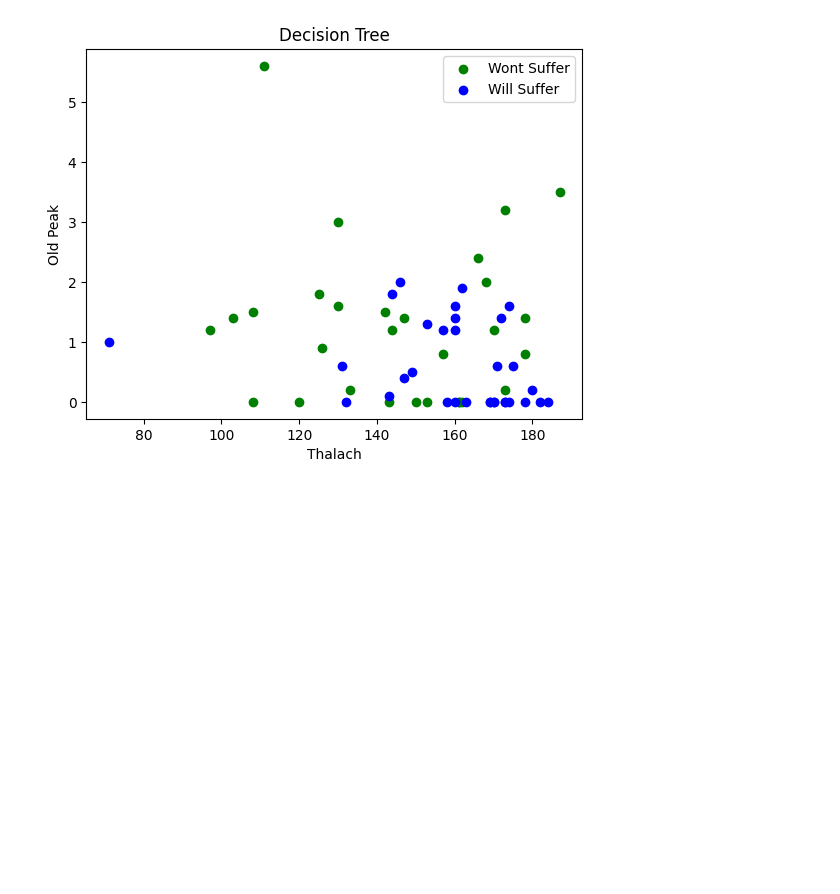
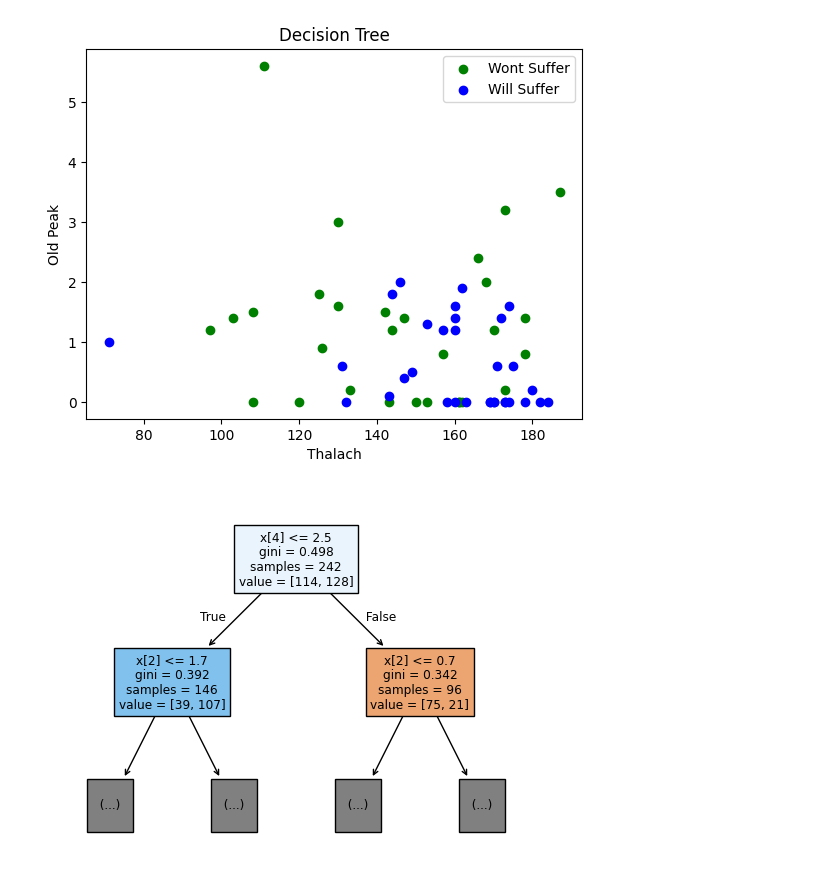
Before and after one commit to sakshikarule/IOT, a Jupyter notebook: Python/Day13/program1_decisiontree.ipynb, the cells around one changed output. Drawn from its saved outputs; the diff is of its cells as text; code cells hidden in the pictures; blank space fills up the shorter version.

```diff
--- a/Python/Day13/program1_decisiontree.ipynb
+++ b/Python/Day13/program1_decisiontree.ipynb
@@ -174,4 +174,6 @@ plt.legend()
 # %%
 from sklearn.tree import plot_tree
 
-tr
+tree =plot_tree(model,max_depth=1, filled=True)
+# %% [output]
+[figure, added]
```
Also changed, not shown: 1 other file.
